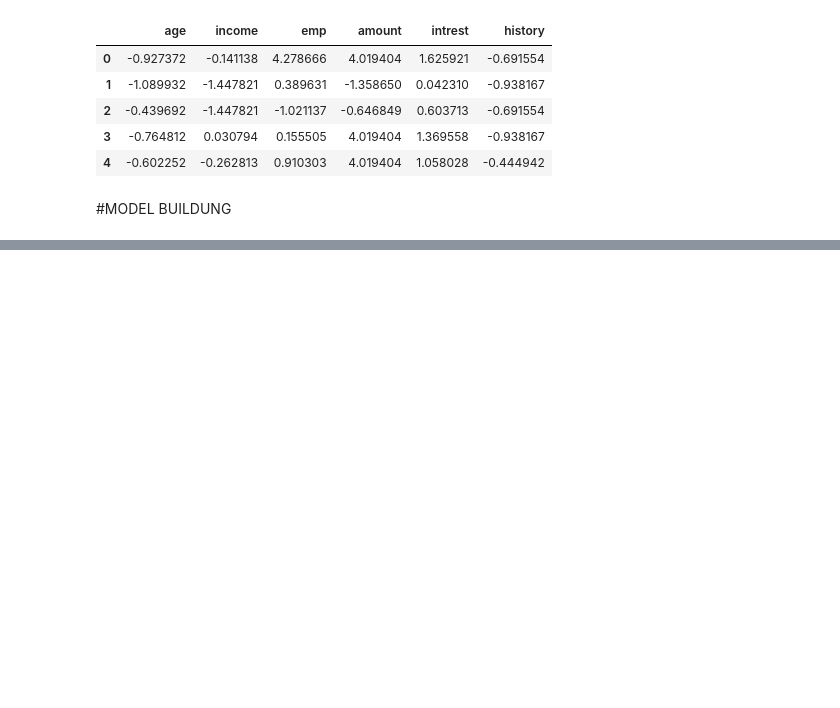
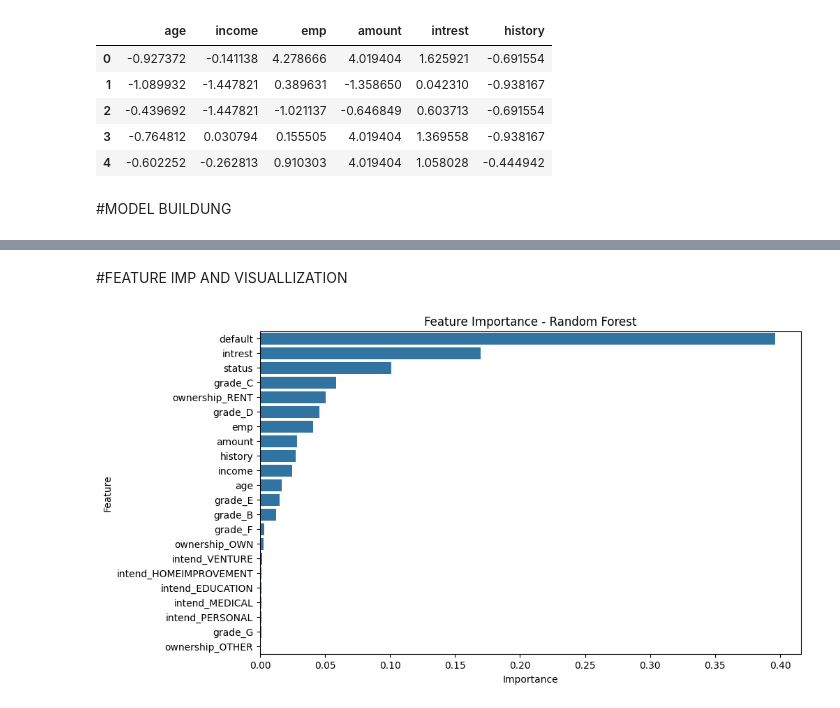
Before and after one commit to cpawar007/Loan-Risk-Analysis, a Jupyter notebook: Notebooks/06_machine_learning.ipynb, the cells around one changed output, grey strips where cells are left out. Drawn from its saved outputs; the diff is of its cells as text; code cells hidden in the pictures; blank space fills up the shorter version.

```diff
--- a/Notebooks/06_machine_learning.ipynb
+++ b/Notebooks/06_machine_learning.ipynb
@@ -214,0 +210,22 @@ y_pred = lr.predict(X_test)
+# %%
+models={"Linear Regression": LinearRegression(),"Decision Tree": DecisionTreeRegressor(),"Random Forest": RandomForestRegressor()}
+result =[]
+for name,model in models.items():
+  model.fit(X_train,y_train)
+  y_train_pred = model.predict(X_train)
+  y_pred=model.predict(X_test)
+
+  train_r2 = r2_score(y_train, y_train_pred)
+  test_r2 = r2_score(y_test, y_pred)
+  rmse = np.sqrt(mean_squared_error(y_test, y_pred))
+
+  result.append({
+        'Model': name,
+        'Train R2': train_r2,
+        'Test R2': test_r2,
+        'RMSE': rmse,
+    })
+
+import pandas as pd
+result_df = pd.DataFrame(result)
+print(result_df)
@@ -214,0 +257,13 @@ y_pred = lr.predict(X_test)
+# %%
+from sklearn.model_selection import RandomizedSearchCV
+param_dist = {
+    'n_estimators': [100, 200, 300, 500],
+    'max_depth': [None, 10, 20, 30, 40],
+    'min_samples_split': [2, 5, 10],
+    'min_samples_leaf': [1, 2, 4],
+    'max_features': ['sqrt', 'log2']
+}
+random_search= RandomizedSearchCV(RandomForestRegressor(random_state=42),param_distributions=param_dist,n_iter=20,cv=5,scoring='r2',n_jobs=-1, random_state=42)
+random_search.fit(X_train,y_train)
+best_model=random_search.best_estimator_
+results=pd.DataFrame(random_search.cv_results_)
@@ -246,0 +317,14 @@ LinearRegression()
+# %% [markdown]
+#FEATURE IMP AND VISUALLIZATION
+# %%
+importances = best_model.feature_importances_
+features = X.columns
+feat_df = pd.DataFrame({'Feature': features, 'Importance': importances})
+feat_df = feat_df.sort_values(by='Importance', ascending=False)
+
+plt.figure(figsize=(10,6))
+sns.barplot(x='Importance', y='Feature', data=feat_df)
+plt.title('Feature Importance - Random Forest')
+plt.show()
+# %% [output]
+[figure, added]
```
Also changed, not shown: parts of 26 cells of this notebook.
